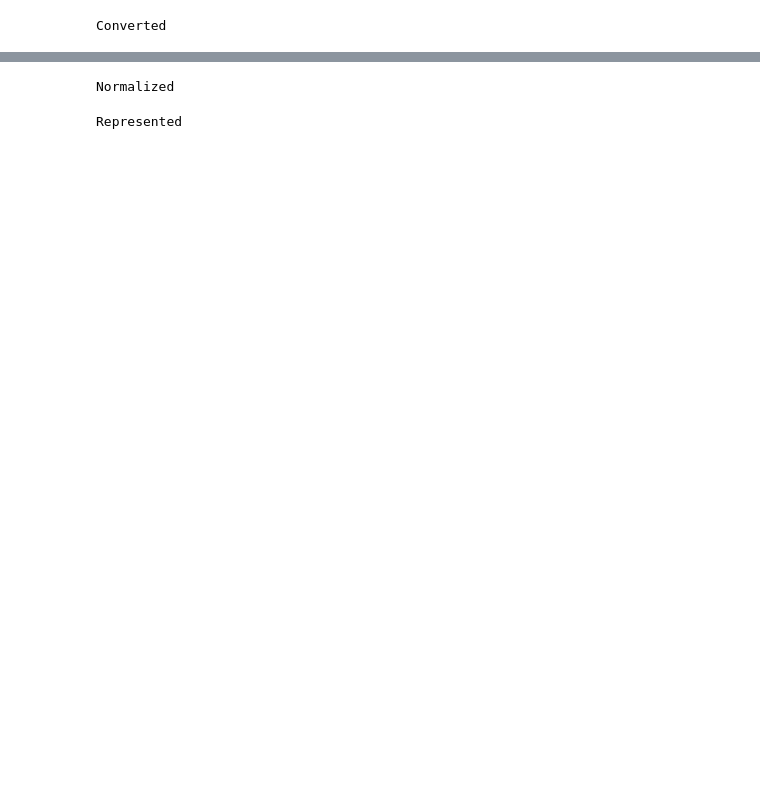
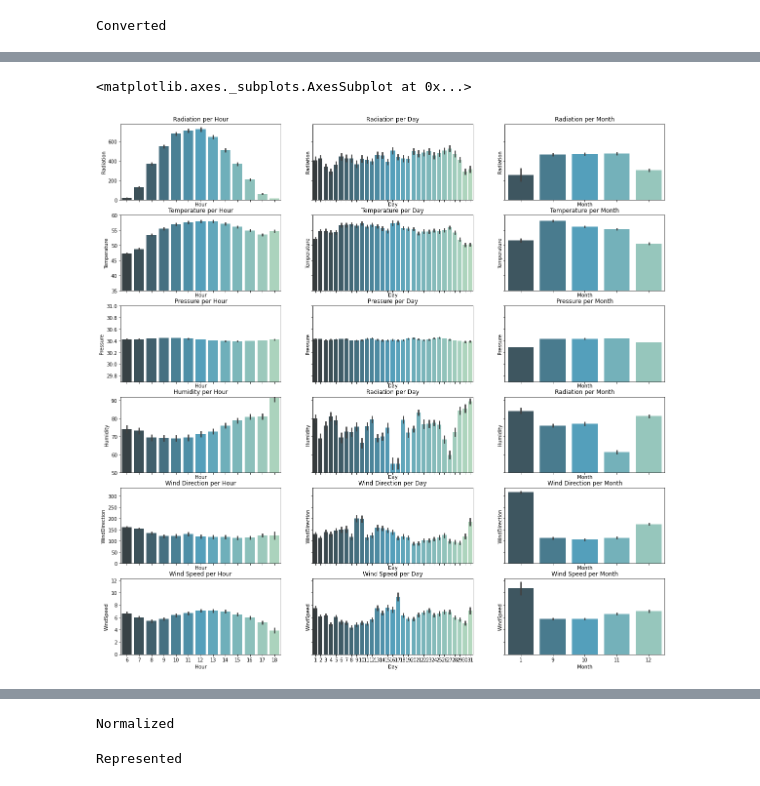
Before and after one commit to marcellinusc/solar-radiation, a Jupyter notebook: ml_model.ipynb, the cells around one changed output, grey strips where cells are left out. Cells and saved outputs as stored; diff of their text form; code cells hidden in the pictures; blank space fills up the shorter version.

```diff
--- a/ml_model.ipynb
+++ b/ml_model.ipynb
@@ -89,0 +130,69 @@ Test set length: 3122
+# %%
+#@title Visualize parameter data at one time period
+(
+    f,
+    (
+        (ax1, ax2, ax3),
+        (ax4, ax5, ax6),
+        (ax7, ax8, ax9),
+        (ax10, ax11, ax12),
+        (ax13, ax14, ax15),
+        (ax16, ax17, ax18),
+    ),
+) = plt.subplots(6, 3, sharex="col", sharey="row", figsize=(20, 20))
+
+# Limit range of y values
+ax4.set_ylim(35, 60)
+ax7.set_ylim(29.7, 31)
+ax10.set_ylim(50, 92)
+
+# Plot 'Radiation' vs time unit
+ax1.set_title("Radiation per Hour")
+sns.barplot(x="Hour", y="Radiation", data=data, palette="GnBu_d", ax=ax1)
+ax2.set_title("Radiation per Day")
+sns.barplot(x="Day", y="Radiation", data=data, palette="GnBu_d", ax=ax2)
+ax3.set_title("Radiation per Month")
+sns.barplot(x="Month", y="Radiation", data=data, palette="GnBu_d", ax=ax3)
+
+# Plot 'Temperature' vs time unit
+ax4.set_title("Temperature per Hour")
+sns.barplot(x="Hour", y="Temperature", data=data, palette="GnBu_d", ax=ax4)
+ax5.set_title("Temperature per Day")
+sns.barplot(x="Day", y="Temperature", data=data, palette="GnBu_d", ax=ax5)
+ax6.set_title("Temperature per Month")
+sns.barplot(x="Month", y="Temperature", data=data, palette="GnBu_d", ax=ax6)
+
+# Plot 'Pressure' vs time unit
+ax7.set_title("Pressure per Hour")
+sns.barplot(x="Hour", y="Pressure", data=data, palette="GnBu_d", ax=ax7)
+ax8.set_title("Pressure per Day")
+sns.barplot(x="Day", y="Pressure", data=data, palette="GnBu_d", ax=ax8)
+ax9.set_title("Pressure per Month")
+sns.barplot(x="Month", y="Pressure", data=data, palette="GnBu_d", ax=ax9)
+
+# Plot 'Humidity' vs time unit
+ax10.set_title("Humidity per Hour")
+sns.barplot(x="Hour", y="Humidity", data=data, palette="GnBu_d", ax=ax10)
+ax11.set_title("Radiation per Day")
+sns.barplot(x="Day", y="Humidity", data=data, palette="GnBu_d", ax=ax11)
+ax12.set_title("Radiation per Month")
+sns.barplot(x="Month", y="Humidity", data=data, palette="GnBu_d", ax=ax12)
+
+# Plot 'WindDirection' vs time unit
+ax13.set_title("Wind Direction per Hour")
+sns.barplot(x="Hour", y="WindDirection", data=data, palette="GnBu_d", ax=ax13)
+ax14.set_title("Wind Direction per Day")
+sns.barplot(x="Day", y="WindDirection", data=data, palette="GnBu_d", ax=ax14)
+ax15.set_title("Wind Direction per Month")
+sns.barplot(x="Month", y="WindDirection", data=data, palette="GnBu_d", ax=ax15)
+
+# Plot 'WindDirection' vs time unit
+ax16.set_title("Wind Speed per Hour")
+sns.barplot(x="Hour", y="WindSpeed", data=data, palette="GnBu_d", ax=ax16)
+ax17.set_title("Wind Speed per Day")
+sns.barplot(x="Day", y="WindSpeed", data=data, palette="GnBu_d", ax=ax17)
+ax18.set_title("Wind Speed per Month")
+sns.barplot(x="Month", y="WindSpeed", data=data, palette="GnBu_d", ax=ax18)
+# %% [output]
+<matplotlib.axes._subplots.AxesSubplot at 0x...>
+[figure, added]
```
Also changed, not shown: parts of 23 cells of this notebook.
